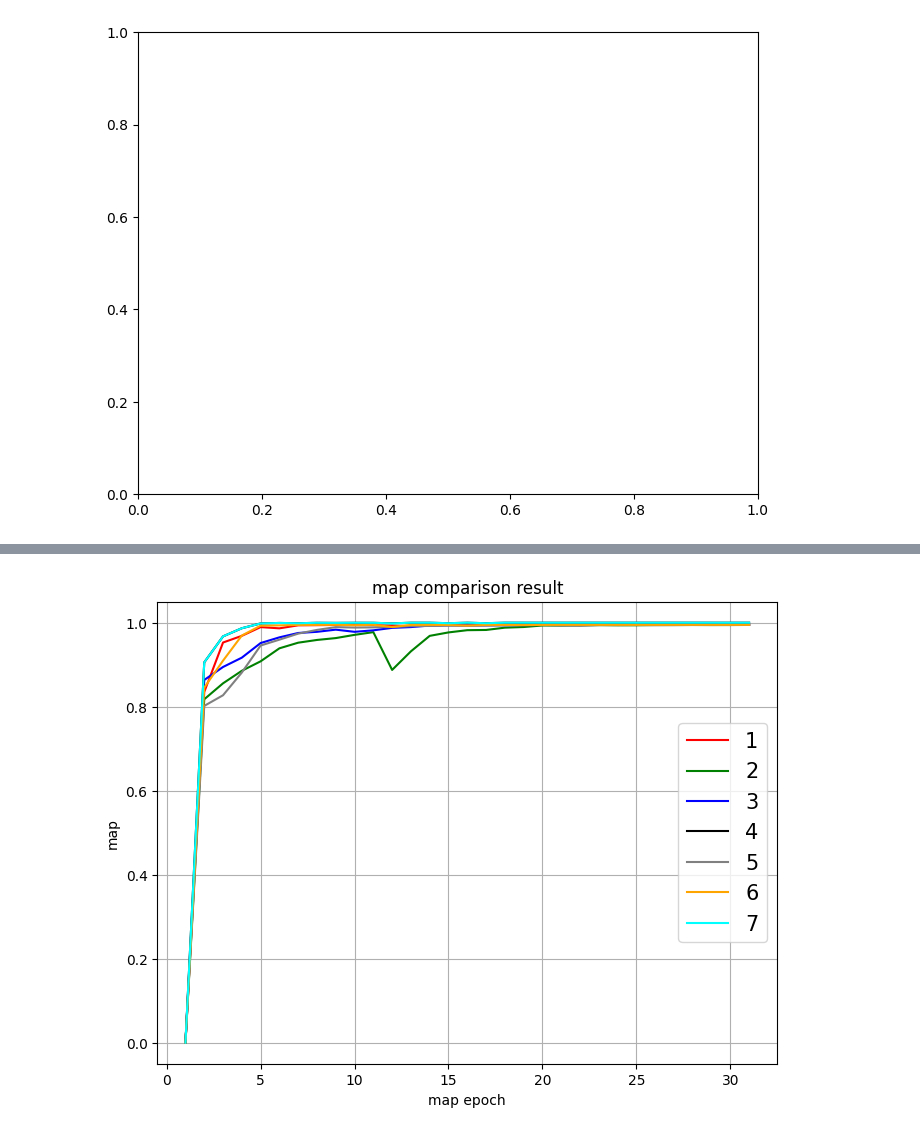
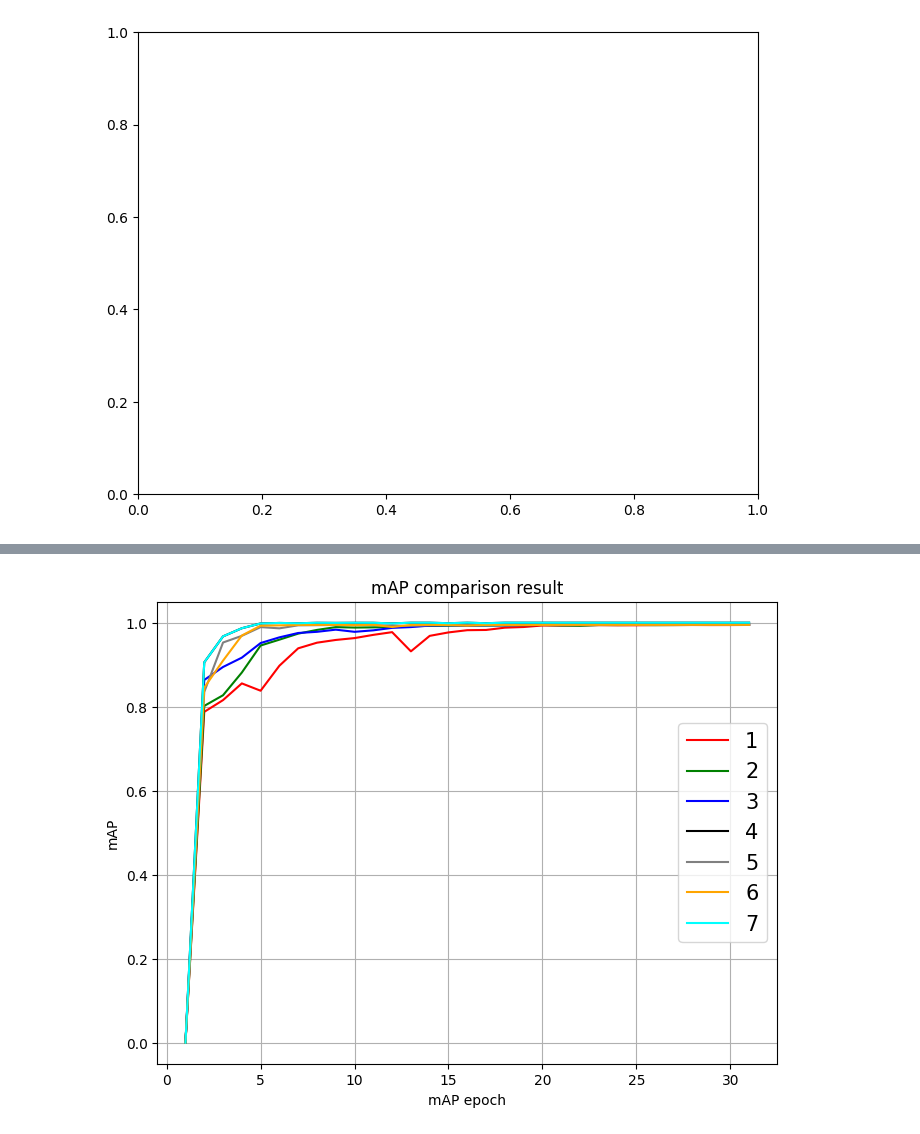
Before and after one commit to yaofanghao/DeepLearningForImage, a Jupyter notebook: 医院项目/4-肠化亚型识别模型/大论文第4章用-消融实验绘图/loss和map曲线绘制.ipynb, the cells around one changed output, grey strips where cells are left out. Drawn from its saved outputs; the diff is of its cells as text; code cells hidden in the pictures.

```diff
--- a/医院项目/4-肠化亚型识别模型/大论文第4章用-消融实验绘图/loss和map曲线绘制.ipynb
+++ b/医院项目/4-肠化亚型识别模型/大论文第4章用-消融实验绘图/loss和map曲线绘制.ipynb
@@ -67,13 +83,21 @@ import matplotlib.pyplot as plt
 import os
 
 # 读取多个文本文档中的数据
+# data_files = ['4/epoch_val_loss.txt',
+#               '2/epoch_val_loss.txt',
+#               '1/epoch_val_loss.txt',
+#               '3/epoch_val_loss.txt',
+#               '6/epoch_val_loss.txt',
+#               '5/epoch_val_loss.txt',
+#               '7/epoch_val_loss.txt']
 data_files = ['4/epoch_val_loss.txt',
+              '6/epoch_val_loss.txt',
               '2/epoch_val_loss.txt',
               '1/epoch_val_loss.txt',
               '3/epoch_val_loss.txt',
-              '6/epoch_val_loss.txt',
               '5/epoch_val_loss.txt',
               '7/epoch_val_loss.txt']
+
 loss_size = 7
 
 # VGG+ReLU，
@@ -85,8 +109,12 @@ loss_size = 7
 # ResNet+Leaky-ReLU+SE-Net+small-anchor
 
 data = []
-offset = [-0.581748256,-0.685088314,-0.772995749,
-          -0.776625858,-0.841550909,-0.856038781,-0.728835858]
+# offset = [-0.581748256,-0.685088314,-0.772995749,
+#           -0.776625858,-0.841550909,-0.856038781,-0.728835858]
+offset = [-0.581748256,-0.841550909,
+          -0.685088314,-0.772995749,
+          -0.776625858,
+          -0.856038781,-0.728835858]
 
 # model_name = ['VGG16+ReLU',
 #               'ResNet50+ReLU',
@@ -126,56 +154,37 @@ import matplotlib.pyplot as plt
 import os
 
 # 读取多个文本文档中的数据
-data_files = ['4/epoch_map.txt',
-              '2/epoch_map.txt',
+data_files = ['2/epoch_map.txt',
+              '6/epoch_map.txt',
               '1/epoch_map.txt',
               '3/epoch_map.txt',
-              '6/epoch_map.txt',
+              '4/epoch_map.txt',
               '5/epoch_map.txt',
               '7/epoch_map.txt']
 loss_size = 7
 
-# VGG+ReLU，
-# ResNet+ReLU，
-# ResNet+Leaky-ReLU，
-# ResNet+ReLU+small-anchor，
-# ResNet+ReLU+SE-Net，
-# ResNet+ReLU+SE-Net+small-anchor，
-# ResNet+Leaky-ReLU+SE-Net+small-anchor
-
 data = []
-offset = [-0.581748256,-0.685088314,-0.772995749,
-          -0.776625858,-0.841550909,-0.856038781,-0.728835858]
-
-# model_name = ['VGG16+ReLU',
-#               'ResNet50+ReLU',
-#               'ResNet50+ReLU+small-anchor',
-#               'ResNet50+ReLU+SE-Net+small-anchor',
-#               'ResNet50+Leaky-ReLU+small-anchor',
-#               'ResNet50+Leaky-ReLU+SE-Net+small-anchor']
 
 for i in range(loss_size):
     with open(data_files[i], 'r') as f:
         # 读取每个文件中的数据
         lines = f.readlines()
         # 将每行数据转换为浮点型，并添加到列表中
         data.append([float(x.strip()) for x in lines])
 
 plt.figure(figsize=(8, 6))
 colors = ['red', 'green', 'blue', 'black', 'gray', 'orange', 'cyan', 'purple', 'pink']
 
 for i in range(loss_size):
     plt.plot(range(1, 32), data[i], color=colors[i], label=str(i+1))
 
-
 plt.legend(loc='center right',prop={'size': 15})
-plt.xlabel('map epoch')
-plt.ylabel('map')
-plt.title('map comparison result')
+plt.xlabel('mAP epoch')
+plt.ylabel('mAP')
+plt.title('mAP comparison result')
 plt.grid(True)
-
 
 plt.savefig("map.png")
 plt.show()
 # %% [output]
-[figure, old version]
+[figure, new version]
```
Also changed, not shown: parts of 2 cells of this notebook, 58 other files.
